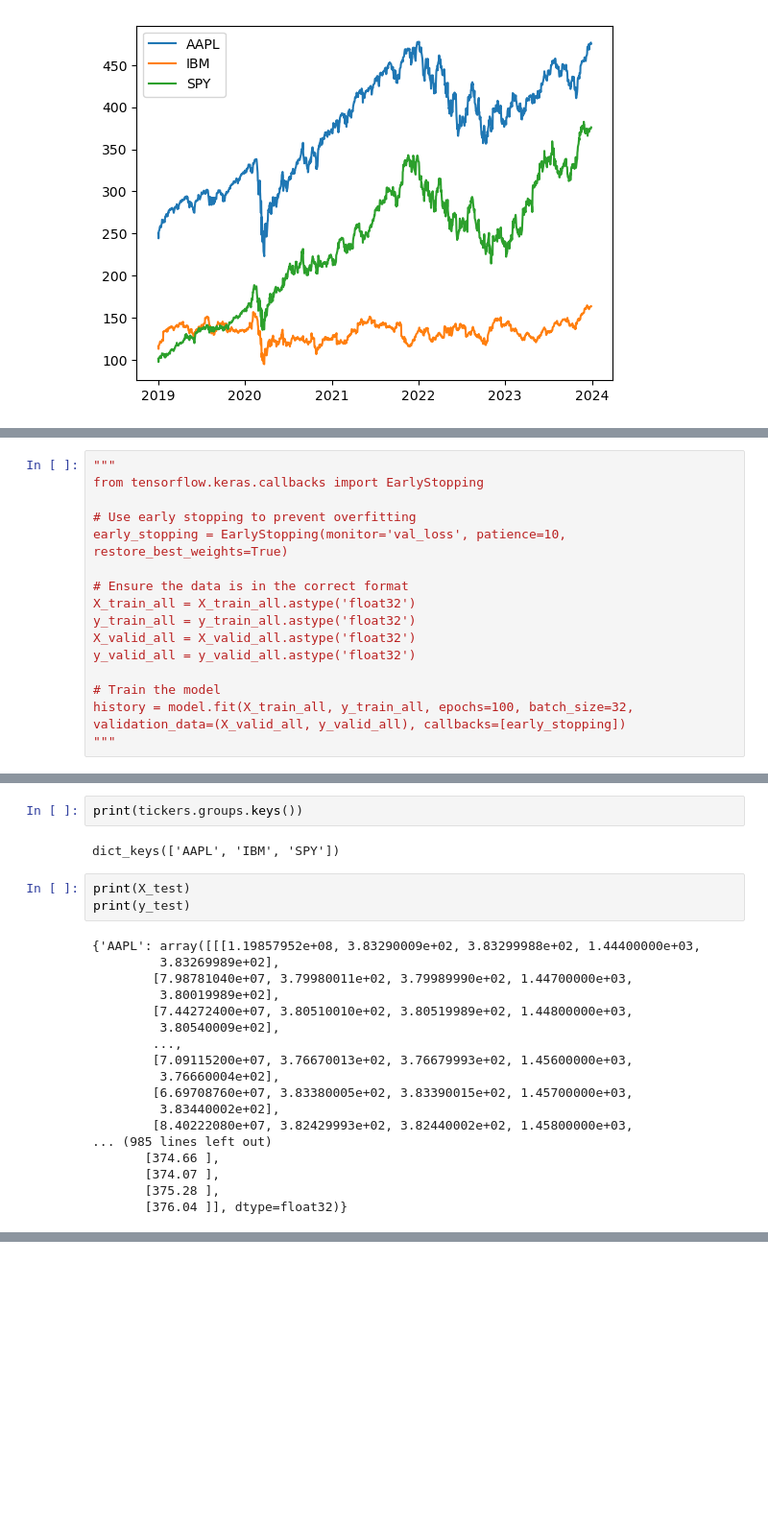
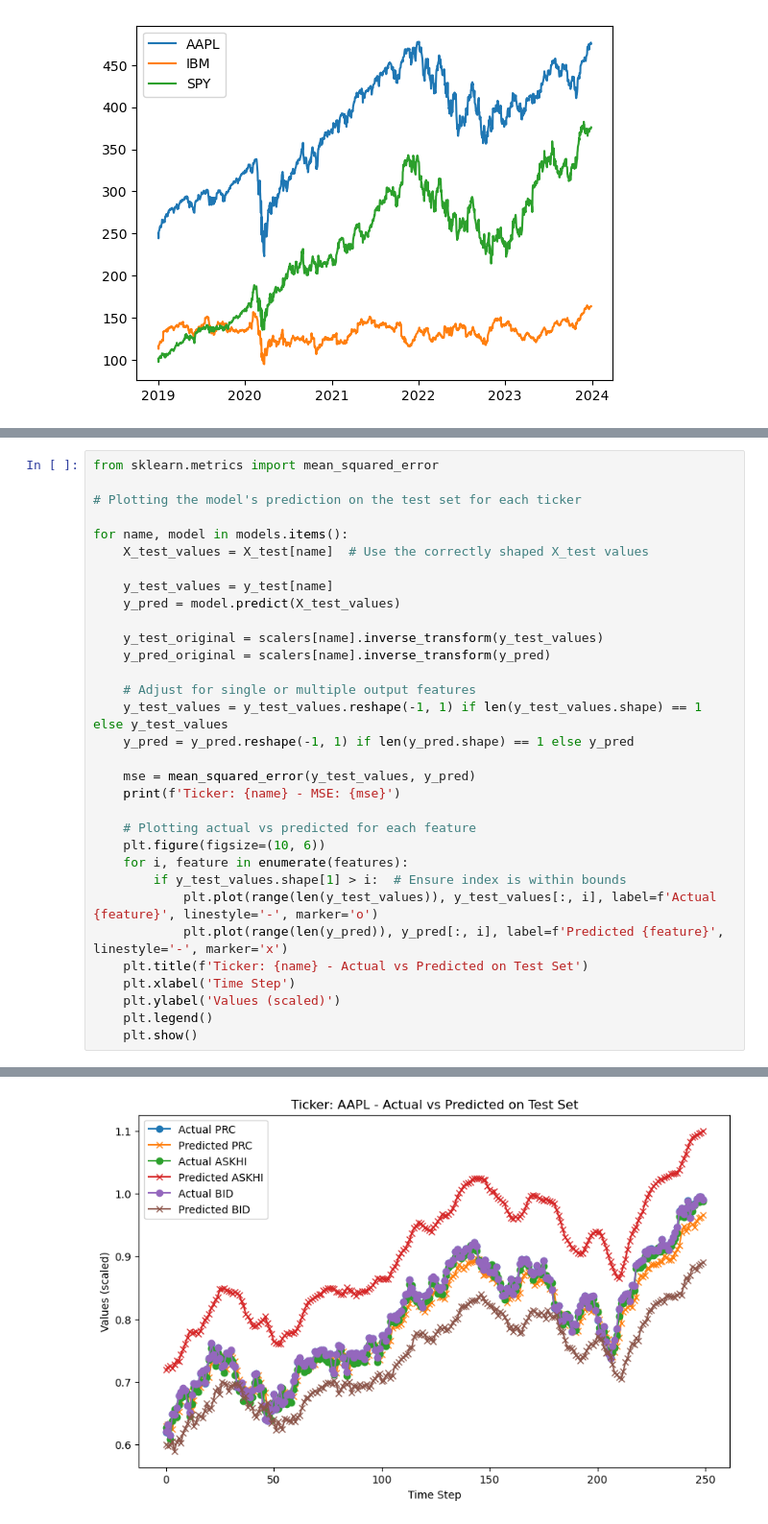
Before and after one commit to yshirai999/Erdos-project, a Jupyter notebook: RNN and RNN DO_test.ipynb, the cells around one changed output, grey strips where cells are left out. Shown at 96% size. Drawn from its saved outputs; the diff is of its cells as text; blank space fills up the shorter version.

```diff
--- a/RNN and RNN DO_test.ipynb
+++ b/RNN and RNN DO_test.ipynb
@@ -313,16 +172,0 @@ AttributeError: 'Sequential' object has no attribute 'parameters'
-# %%
-"""
-from tensorflow.keras.callbacks import EarlyStopping
-
-# Use early stopping to prevent overfitting
-early_stopping = EarlyStopping(monitor='val_loss', patience=10, restore_best_weights=True)
-
-# Ensure the data is in the correct format
-X_train_all = X_train_all.astype('float32')
-y_train_all = y_train_all.astype('float32')
-X_valid_all = X_valid_all.astype('float32')
-y_valid_all = y_valid_all.astype('float32')
-
-# Train the model
-history = model.fit(X_train_all, y_train_all, epochs=100, batch_size=32, validation_data=(X_valid_all, y_valid_all), callbacks=[early_stopping])
-"""
@@ -387,25 +173,33 @@ Model Loss for SPY: 98498.296875
-# %%
-print(tickers.groups.keys())
-# %% [output]
-dict_keys(['AAPL', 'IBM', 'SPY'])
-# %%
-print(X_test)
-print(y_test)
-# %% [output]
-{'AAPL': array([[[1.19857952e+08, 3.83290009e+02, 3.83299988e+02, 1.44400000e+03,
-         3.83269989e+02],
-        [7.98781040e+07, 3.79980011e+02, 3.79989990e+02, 1.44700000e+03,
-         3.80019989e+02],
-        [7.44272400e+07, 3.80510010e+02, 3.80519989e+02, 1.44800000e+03,
-         3.80540009e+02],
-        ...,
-        [7.09115200e+07, 3.76670013e+02, 3.76679993e+02, 1.45600000e+03,
-         3.76660004e+02],
-        [6.69708760e+07, 3.83380005e+02, 3.83390015e+02, 1.45700000e+03,
-         3.83440002e+02],
-        [8.40222080e+07, 3.82429993e+02, 3.82440002e+02, 1.45800000e+03,
-... (985 lines left out)
-       [374.66 ],
-       [374.07 ],
-       [375.28 ],
-       [376.04 ]], dtype=float32)}
+# %%
+from sklearn.metrics import mean_squared_error
+
+# Plotting the model's prediction on the test set for each ticker
+
+for name, model in models.items():
+    X_test_values = X_test[name]  # Use the correctly shaped X_test values
+
+    y_test_values = y_test[name]
+    y_pred = model.predict(X_test_values)
+
+    y_test_original = scalers[name].inverse_transform(y_test_values)
+    y_pred_original = scalers[name].inverse_transform(y_pred)
+
+    # Adjust for single or multiple output features
+    y_test_values = y_test_values.reshape(-1, 1) if len(y_test_values.shape) == 1 else y_test_values
+    y_pred = y_pred.reshape(-1, 1) if len(y_pred.shape) == 1 else y_pred
+
+    mse = mean_squared_error(y_test_values, y_pred)
+    print(f'Ticker: {name} - MSE: {mse}')
+
+    # Plotting actual vs predicted for each feature
+    plt.figure(figsize=(10, 6))
+    for i, feature in enumerate(features):
+        if y_test_values.shape[1] > i:  # Ensure index is within bounds
+            plt.plot(range(len(y_test_values)), y_test_values[:, i], label=f'Actual {feature}', linestyle='-', marker='o')
+            plt.plot(range(len(y_pred)), y_pred[:, i], label=f'Predicted {feature}', linestyle='-', marker='x')
+    plt.title(f'Ticker: {name} - Actual vs Predicted on Test Set')
+    plt.xlabel('Time Step')
+    plt.ylabel('Values (scaled)')
+    plt.legend()
+    plt.show()
+# %% [output]
@@ -411,0 +208 @@ print(y_test)
+[figure, added]
```
Also changed, not shown: parts of 20 cells of this notebook.
